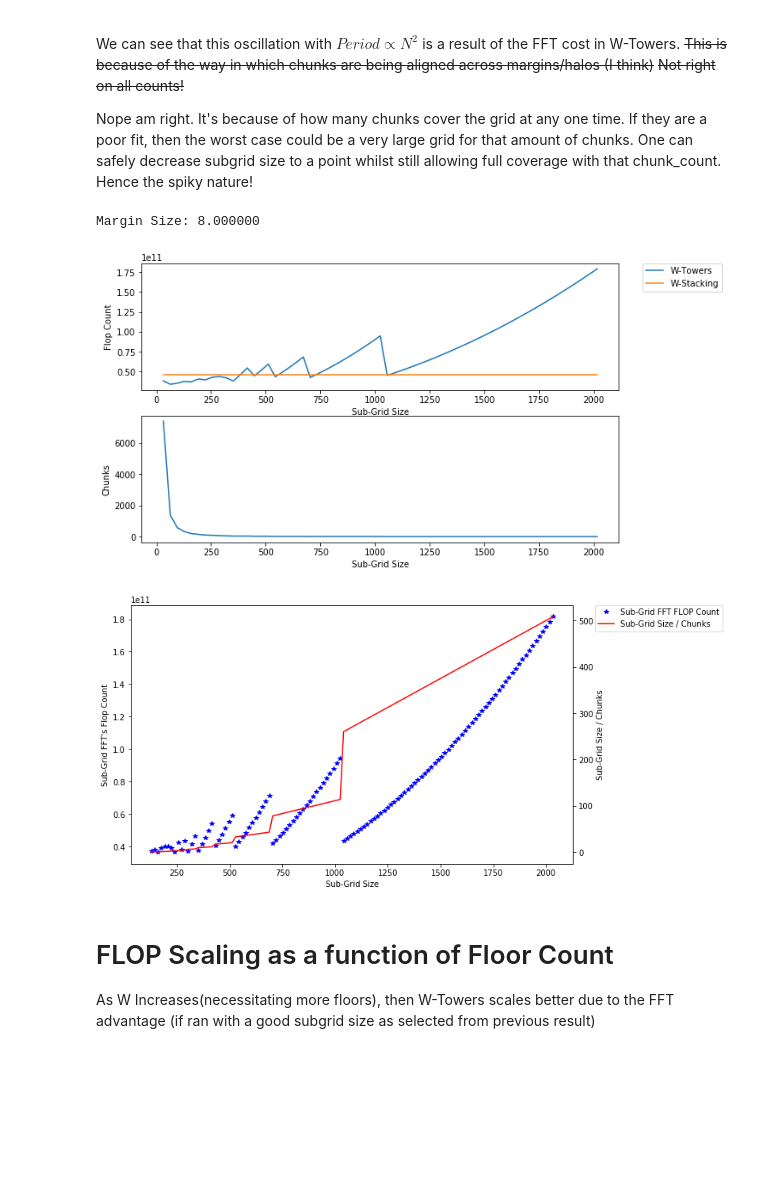
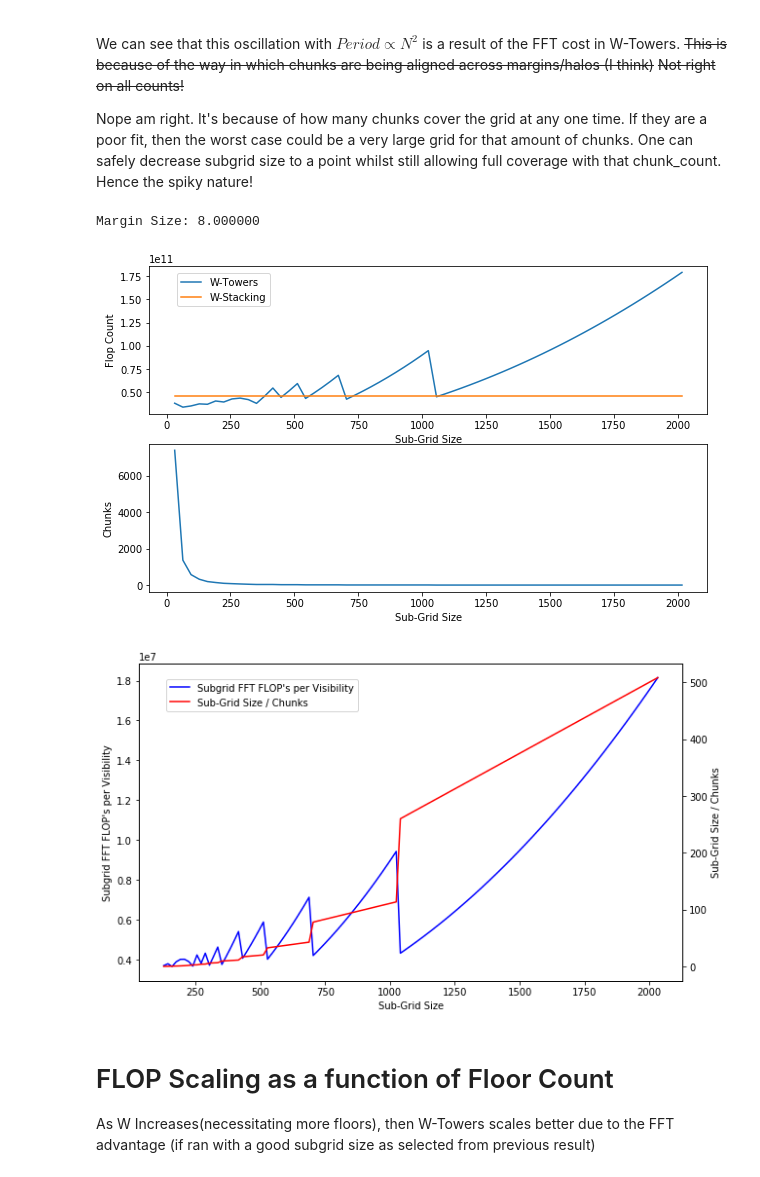
Before and after one commit to KentJames/Radio-Gridders, a Jupyter notebook: doc/complexity-analysis.ipynb, the cells around one changed output. Drawn from its saved outputs; the diff is of its cells as text; code cells hidden in the pictures; blank space fills up the shorter version.

Commit message:
Update Figures

```diff
--- a/doc/complexity-analysis.ipynb
+++ b/doc/complexity-analysis.ipynb
@@ -175,35 +163,35 @@ def plot_flopsfft_for_increase_subgrid(max_sg, min_sg, sg_iter,
     arr_sg_size = np.arange(min_sg,max_sg,sg_iter,dtype=int)
     margin_size = np.floor((support_size + 1)/2)
     print("Margin Size: %f" % margin_size)
     vchunk = np.vectorize(calculate_chunks)
     chunk_count =  vchunk(grid_size, arr_sg_size, margin_size)
 
     vffttowers = np.vectorize(_flops_ft_towers_m)
     vfftstack = np.vectorize(flops_ft_wstack)
 
     flops_towers = vffttowers(grid_size, arr_sg_size, margin_size, floors)
     flops_stack = np.full(flops_towers.size, flops_ft_wstack(grid_size, floors))
 #    print(arr_sg_size)
 #    print(flops_towers)
     fig, ax = plt.subplots(nrows=1, ncols=2)
     plt.subplot(211)
     plt.xlabel("Sub-Grid Size")
     plt.ylabel("Flop Count")
     plt.plot(arr_sg_size,flops_towers, label="W-Towers")
     plt.plot(arr_sg_size,flops_stack, label="W-Stacking")
-    plt.legend(bbox_to_anchor=(1.05, 1), loc=2, borderaxespad=0.)
+    plt.legend(bbox_to_anchor=(0.05, 0.95), loc=2, borderaxespad=0.)
     plt.subplot(212)
     plt.xlabel("Sub-Grid Size")
     plt.ylabel("Chunks")
     plt.plot(arr_sg_size,chunk_count)
     plt.savefig("subgrid_scaling.pdf")
     plt.show()
 
 
 plot_flopsfft_for_increase_subgrid(2048, 32, 32, vis_no, grid_size, support_size, floors)
 # %% [output]
 Margin Size: 8.000000
-[figure, old version]
+[figure, new version]
 # %%
 def wtowers_ft_sub(subg,count,floors):
     return 5 * count * floors * np.square(subg) * np.log2(np.square(subg))
@@ -225,22 +213,22 @@ def plot_fft_complexity_components_towers(max_sg, min_sg, sg_iter,
     fft_sub = vwtowers_ft_sub(sg_arr,chunk_arr, floors)
 
     fig, ax1 = plt.subplots()
-    ln1 = ax1.plot(sg_arr, fft_sub,'b*',label='Sub-Grid FFT FLOP Count')
+    ln1 = ax1.plot(sg_arr, fft_sub/vis_no,'b-',label="Subgrid FFT FLOP's per Visibility")
     ax1.set_xlabel("Sub-Grid Size")
-    ax1.set_ylabel("Sub-Grid FFT's Flop Count")
+    ax1.set_ylabel("Subgrid FFT FLOP's per Visibility")
     ax2 = ax1.twinx()
     ax2.set_ylabel("Sub-Grid Size / Chunks")
     ln2 = ax2.plot(sg_arr, sg_arr / chunk_arr,'r-',label='Sub-Grid Size / Chunks')
     lns = ln1 + ln2
     labs = [l.get_label() for l in lns]
 
-    ax1.legend(lns,labs,bbox_to_anchor=(1.05, 1), loc=2, borderaxespad=0.)
+    ax1.legend(lns,labs,bbox_to_anchor=(0.05, 0.95), loc=2, borderaxespad=0.)
     plt.savefig("fft_scale.pdf")
     plt.show()
 
 plot_fft_complexity_components_towers(2048, 128, 16, vis_no, grid_size, support_size, floors)
 # %% [output]
-[figure, old version]
+[figure, new version]
 # %% [markdown]
 # FLOP Scaling as a function of Floor Count
 
```
Also changed, not shown: parts of 2 cells of this notebook.
